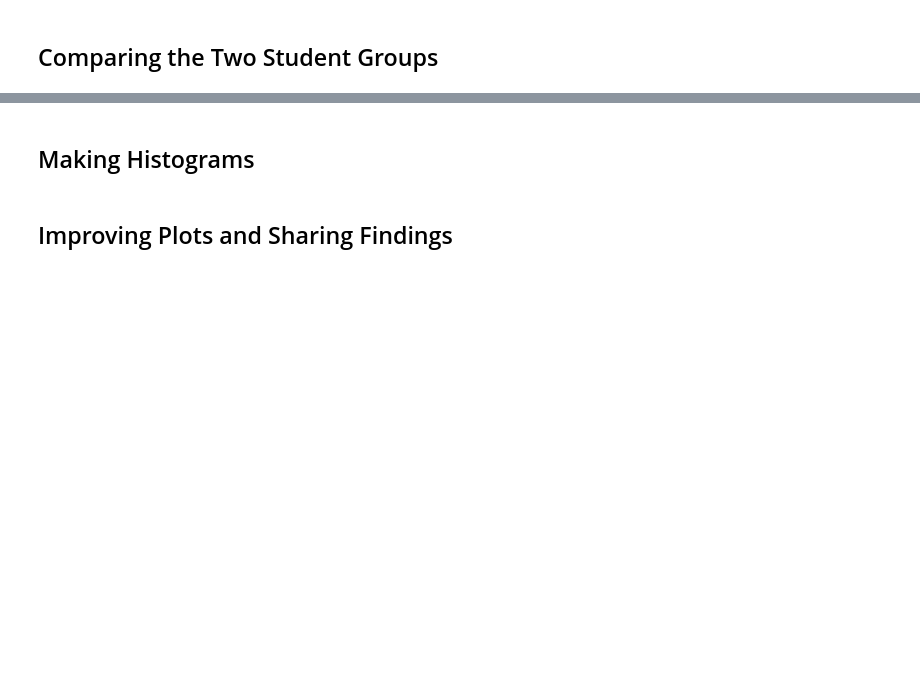
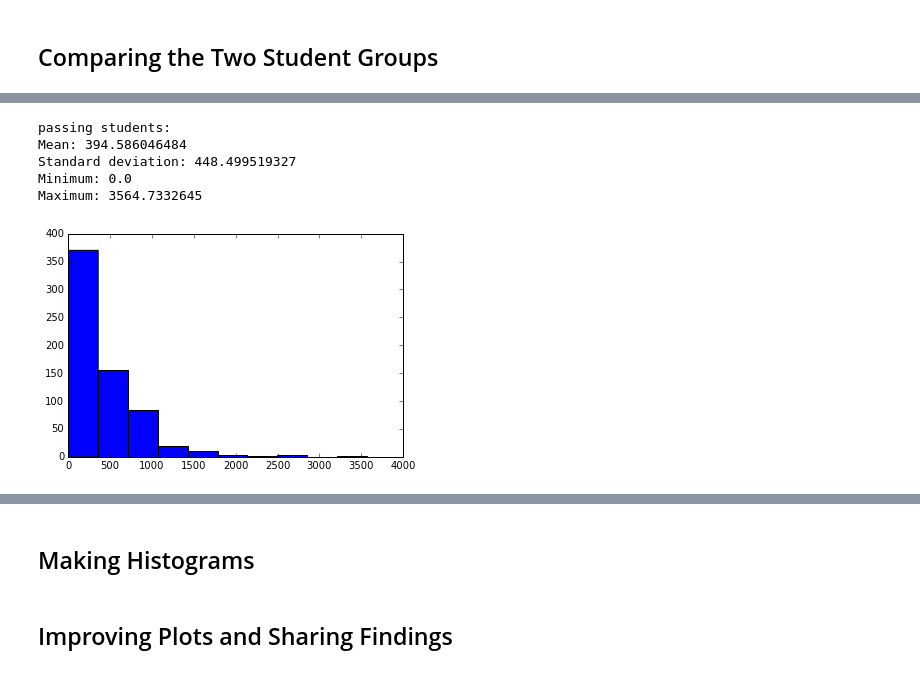
Before and after one commit to ronafan/data-analysis-nanodgree_projects, a Jupyter notebook: p2-investigate-a-dataset/Intro to Data Analysis/L1_DA_process.ipynb, the cells around one changed output, grey strips where cells are left out. Saved outputs shown, nothing was run; the diff lists cells and outputs as text; code cells hidden in the pictures; blank space fills up the shorter version.

```diff
--- a/p2-investigate-a-dataset/Intro to Data Analysis/L1_DA_process.ipynb
+++ b/p2-investigate-a-dataset/Intro to Data Analysis/L1_DA_process.ipynb
@@ -667,0 +672,11 @@ print len(non_passing_engagement)
+# %%
+print 'passing students:'
+passing_minutes = sum_grouped_items(passing_engagement_by_account,'total_minutes_visited')
+describe_data(passing_minutes.values())
+# %% [output]
+passing students:
+Mean: 394.586046484
+Standard deviation: 448.499519327
+Minimum: 0.0
+Maximum: 3564.7332645
+[figure, added]
```
Also changed, not shown: parts of 11 cells of this notebook.
